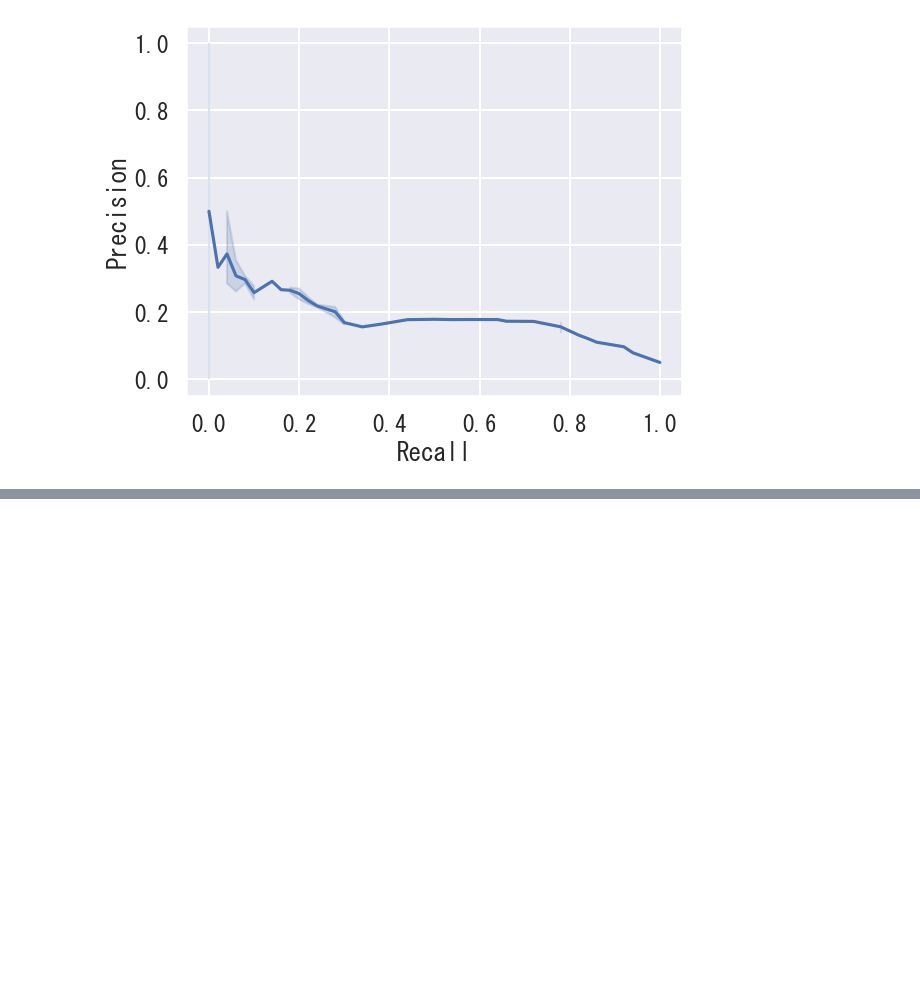
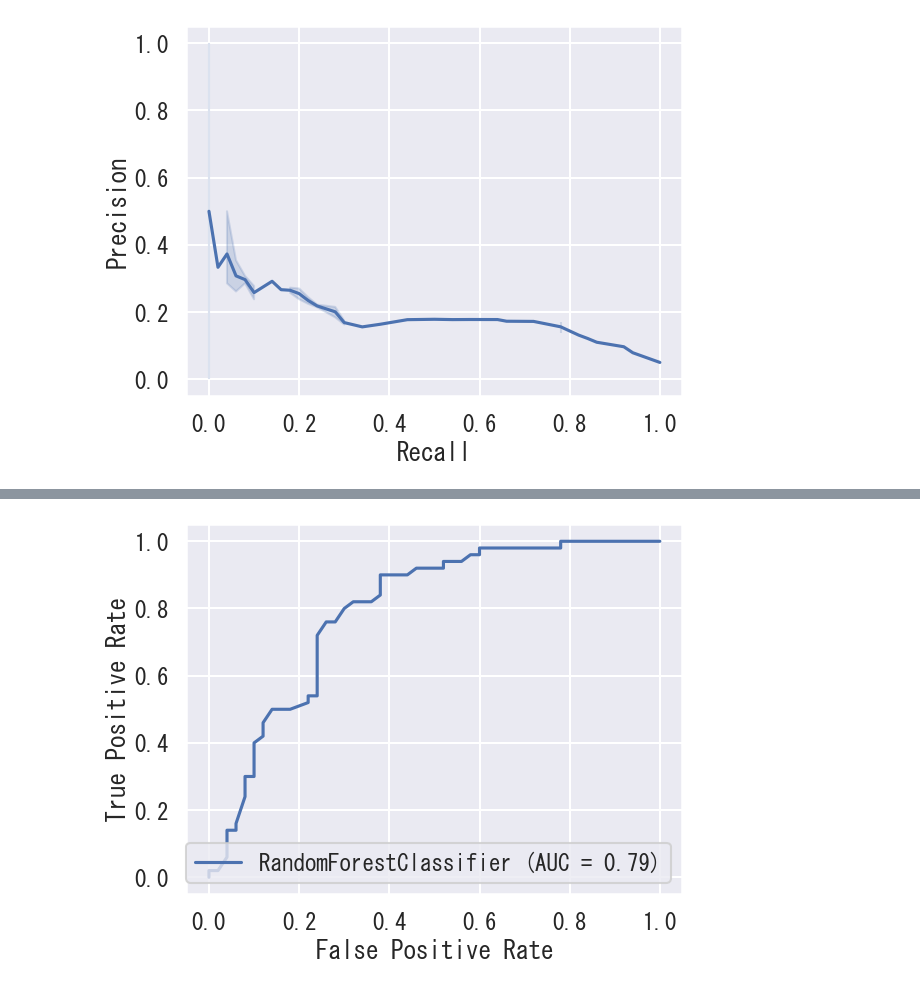
Before and after one commit to arata234/DataScience, a Jupyter notebook: kaggle/brain_stroke_prediction/analyzation.ipynb, the cells around one changed output, grey strips where cells are left out. Cells and saved outputs as stored; diff of their text form; code cells hidden in the pictures; blank space fills up the shorter version.

```diff
--- a/kaggle/brain_stroke_prediction/analyzation.ipynb
+++ b/kaggle/brain_stroke_prediction/analyzation.ipynb
@@ -353,0 +414,10 @@ plt.show()
+# %%
+from sklearn.metrics import roc_curve, RocCurveDisplay, auc
+fpr, tpr, threshold = roc_curve(y_test_rs, prob[:,1])
+# %%
+roc_auc = auc(fpr, tpr)
+display = RocCurveDisplay(fpr=fpr, tpr=tpr, roc_auc=roc_auc, estimator_name="RandomForestClassifier")
+display.plot()
+plt.show()
+# %% [output]
+[figure, added]
```
Also changed, not shown: parts of 15 cells of this notebook, 2 other files.
